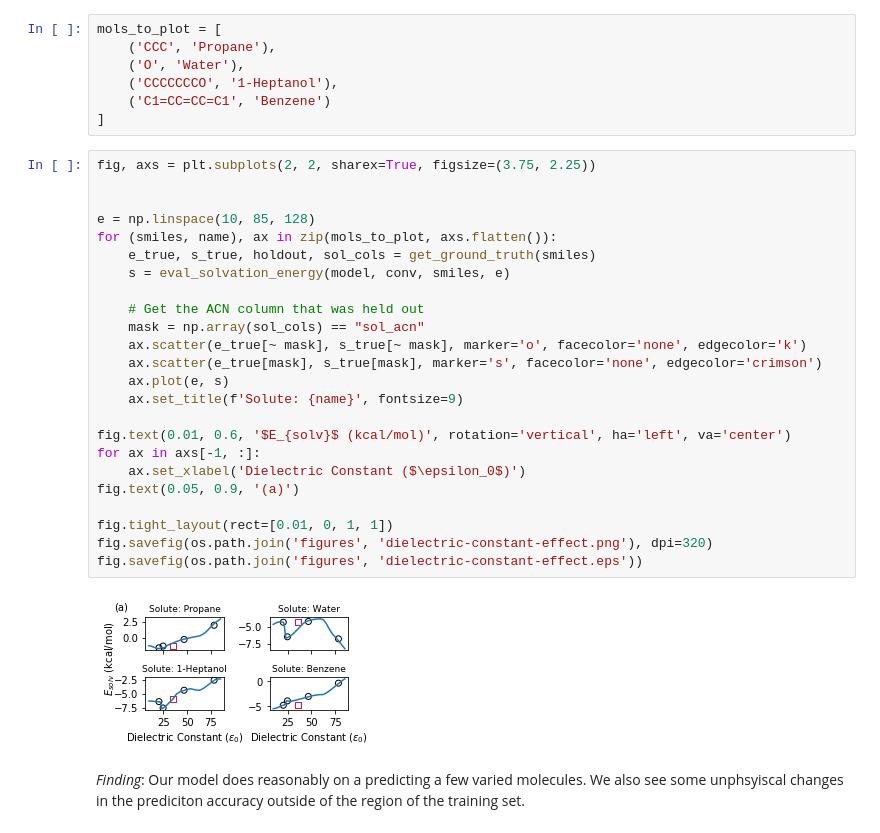
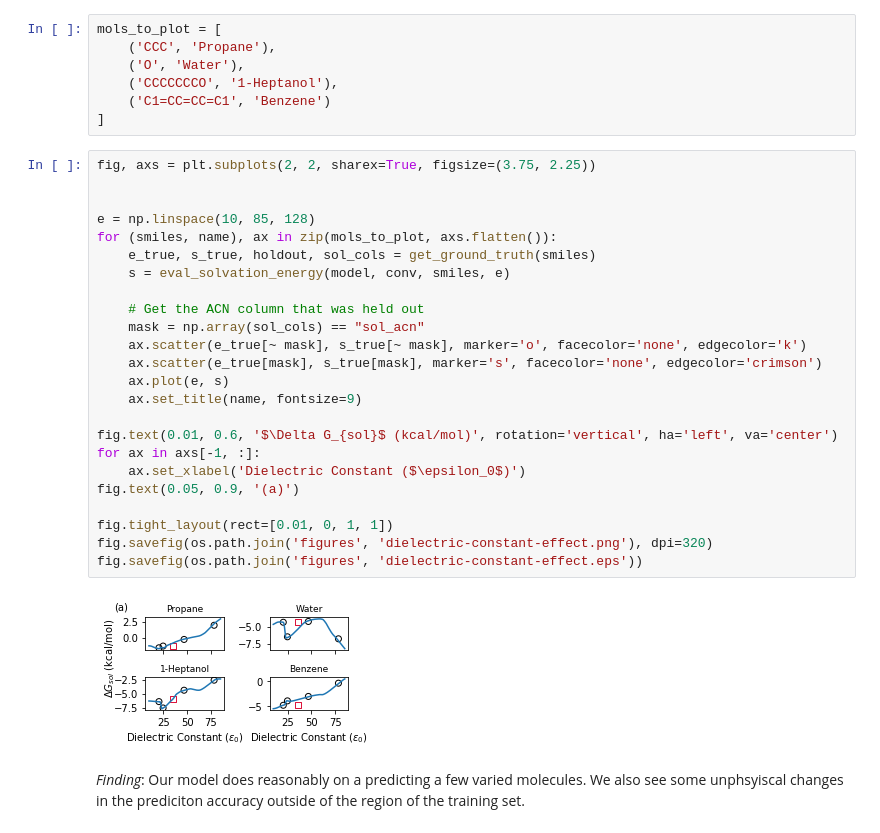
Before and after one commit to globus-labs/solvation-energy-ml, a Jupyter notebook: mpnn-gpu/2_dielectric-constant.ipynb, the cells around one changed output. Drawn from its saved outputs; the diff is of its cells as text.

```diff
--- a/mpnn-gpu/2_dielectric-constant.ipynb
+++ b/mpnn-gpu/2_dielectric-constant.ipynb
@@ -127,29 +127,29 @@ mols_to_plot = [
 # %%
 fig, axs = plt.subplots(2, 2, sharex=True, figsize=(3.75, 2.25))
 
 
 e = np.linspace(10, 85, 128)
 for (smiles, name), ax in zip(mols_to_plot, axs.flatten()):
     e_true, s_true, holdout, sol_cols = get_ground_truth(smiles)
     s = eval_solvation_energy(model, conv, smiles, e)
 
     # Get the ACN column that was held out
     mask = np.array(sol_cols) == "sol_acn"
     ax.scatter(e_true[~ mask], s_true[~ mask], marker='o', facecolor='none', edgecolor='k')
     ax.scatter(e_true[mask], s_true[mask], marker='s', facecolor='none', edgecolor='crimson')
     ax.plot(e, s)
-    ax.set_title(f'Solute: {name}', fontsize=9)
+    ax.set_title(name, fontsize=9)
 
-fig.text(0.01, 0.6, '$E_{solv}$ (kcal/mol)', rotation='vertical', ha='left', va='center')
+fig.text(0.01, 0.6, '$\Delta G_{sol}$ (kcal/mol)', rotation='vertical', ha='left', va='center')
 for ax in axs[-1, :]:
     ax.set_xlabel('Dielectric Constant ($\epsilon_0$)')
 fig.text(0.05, 0.9, '(a)')
 
 fig.tight_layout(rect=[0.01, 0, 1, 1])
 fig.savefig(os.path.join('figures', 'dielectric-constant-effect.png'), dpi=320)
 fig.savefig(os.path.join('figures', 'dielectric-constant-effect.eps'))
 # %% [output]
-[figure, old version]
+[figure, new version]
 # %% [markdown]
 *Finding*: Our model does reasonably on a predicting a few varied molecules. We also see some unphsyiscal changes in the prediciton accuracy outside of the region of the training set.
 # %% [markdown]
```
Also changed, not shown: parts of 3 cells of this notebook, 3 other files.
